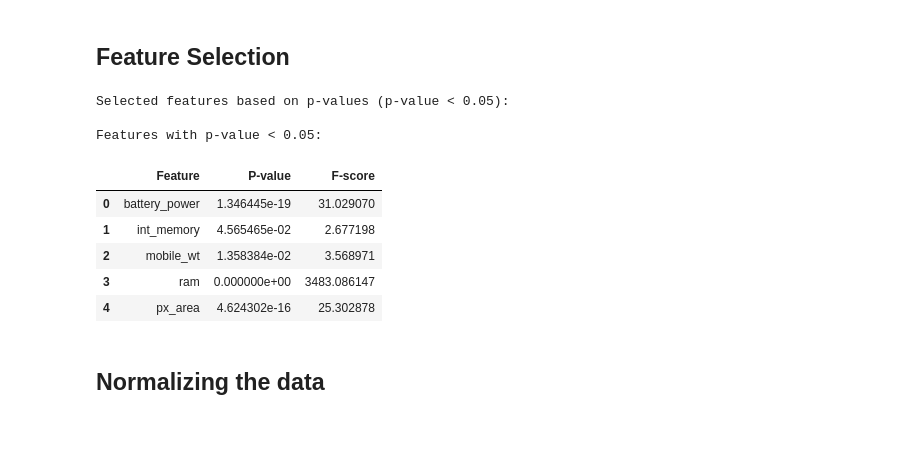
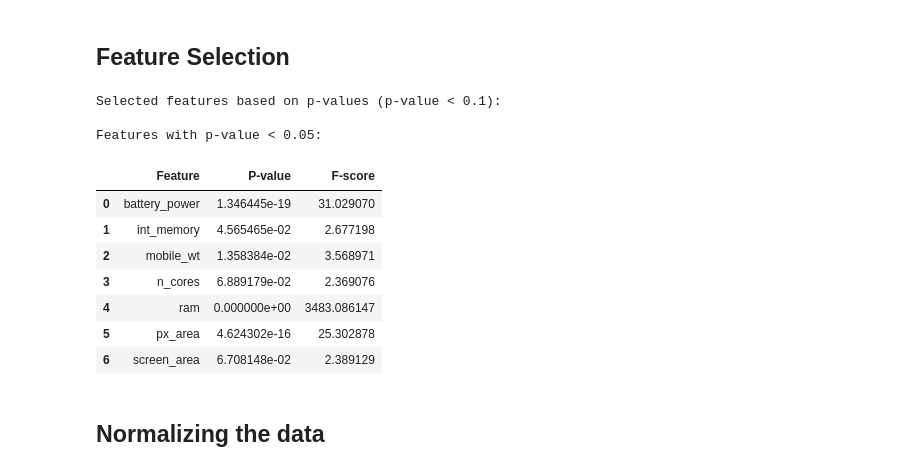
Before and after one commit to SayanDasDev/mobile_price_prediction, a Jupyter notebook: final_project.ipynb, the cells around one changed output. Saved outputs shown, nothing was run; the diff lists cells and outputs as text; code cells hidden in the pictures; blank space fills up the shorter version.

```diff
--- a/final_project.ipynb
+++ b/final_project.ipynb
@@ -360,35 +365,37 @@ plt.show()
 # %%
 df_copy = df.copy()
 
 y = df_copy.pop('price_range')
 X = df_copy
 feature_selector = SelectKBest(f_classif, k='all')
 X_selected = feature_selector.fit_transform(X, y)
 p_values = feature_selector.pvalues_
 f_scores = feature_selector.scores_
 
-selected_features = X.columns[p_values < 0.05]
+selected_features = X.columns[p_values < 0.1]
 
-print("Selected features based on p-values (p-value < 0.05):")
+print("Selected features based on p-values (p-value < 0.1):")
 selected_features_data = []
 for feature, p_value, f_score in zip(X.columns, p_values, f_scores):
-    if p_value < 0.05:
+    if p_value < 0.1:
         selected_features_data.append([feature, p_value, f_score])
 
 selected_features_df = pd.DataFrame(selected_features_data, columns=['Feature', 'P-value', 'F-score'])
 
 print("\nFeatures with p-value < 0.05:")
 selected_features_df
 # %% [output]
-Selected features based on p-values (p-value < 0.05):
+Selected features based on p-values (p-value < 0.1):
 
 Features with p-value < 0.05:
 |  | Feature | P-value | F-score |
 | 0 | battery_power | 1.346445e-19 | 31.029070 |
 | 1 | int_memory | 4.565465e-02 | 2.677198 |
 | 2 | mobile_wt | 1.358384e-02 | 3.568971 |
-| 3 | ram | 0.000000e+00 | 3483.086147 |
-| 4 | px_area | 4.624302e-16 | 25.302878 |
+| 3 | n_cores | 6.889179e-02 | 2.369076 |
+| 4 | ram | 0.000000e+00 | 3483.086147 |
+| 5 | px_area | 4.624302e-16 | 25.302878 |
+| 6 | screen_area | 6.708148e-02 | 2.389129 |
 # %% [markdown]
 ## Normalizing the data
 # %%
```
Also changed, not shown: parts of 26 cells of this notebook.
